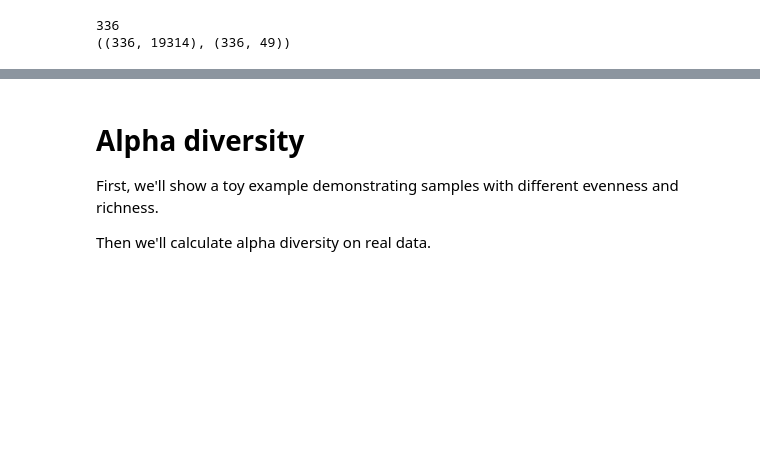
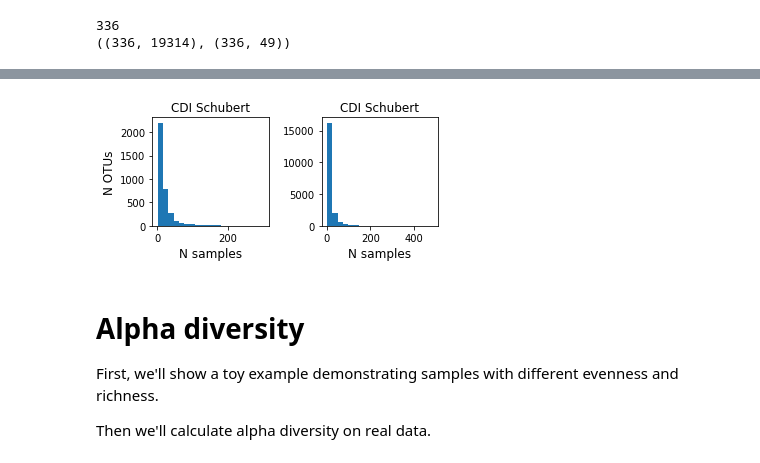
Before and after one commit to cduvallet/mbiome-data-viz, a Jupyter notebook: code/basic_microbiome_analyses.ipynb, the cells around one changed output, grey strips where cells are left out. Saved outputs shown, nothing was run; the diff lists cells and outputs as text; code cells hidden in the pictures; blank space fills up the shorter version.

```diff
--- a/code/basic_microbiome_analyses.ipynb
+++ b/code/basic_microbiome_analyses.ipynb
@@ -87,3 +158,23 @@ print(df.shape, meta.shape)
+# %%
+# Distribution of OTUs, after removing OTUs with fewer than 10 reads total
+fig, ax = plt.subplots(1, 2, figsize=(5, 2.5))
+
+a = ax[0]
+#a.ticklabel_format(axis='y', style='sci', scilimits=(0,0))
+a.hist((df.loc[:, df.sum() > 10] > 0).sum(), bins=20)
+a.set_xlabel('N samples', fontsize='large')
+a.set_ylabel('N OTUs', fontsize='large')
+a.set_title('CDI Schubert')
+
+a = ax[1]
+#a.ticklabel_format(axis='y', style='sci', scilimits=(0,0))
+a.hist((df_baxt.loc[:, df_baxt.sum() > 10] > 0).sum(), bins=20)
+a.set_xlabel('N samples', fontsize='large')
+a.set_title('CDI Schubert')
+
+fig.tight_layout()
+# %% [output]
+[figure, added]
 # %% [markdown]
 # Alpha diversity
 
```
Also changed, not shown: parts of 6 cells of this notebook, 2 other files.
